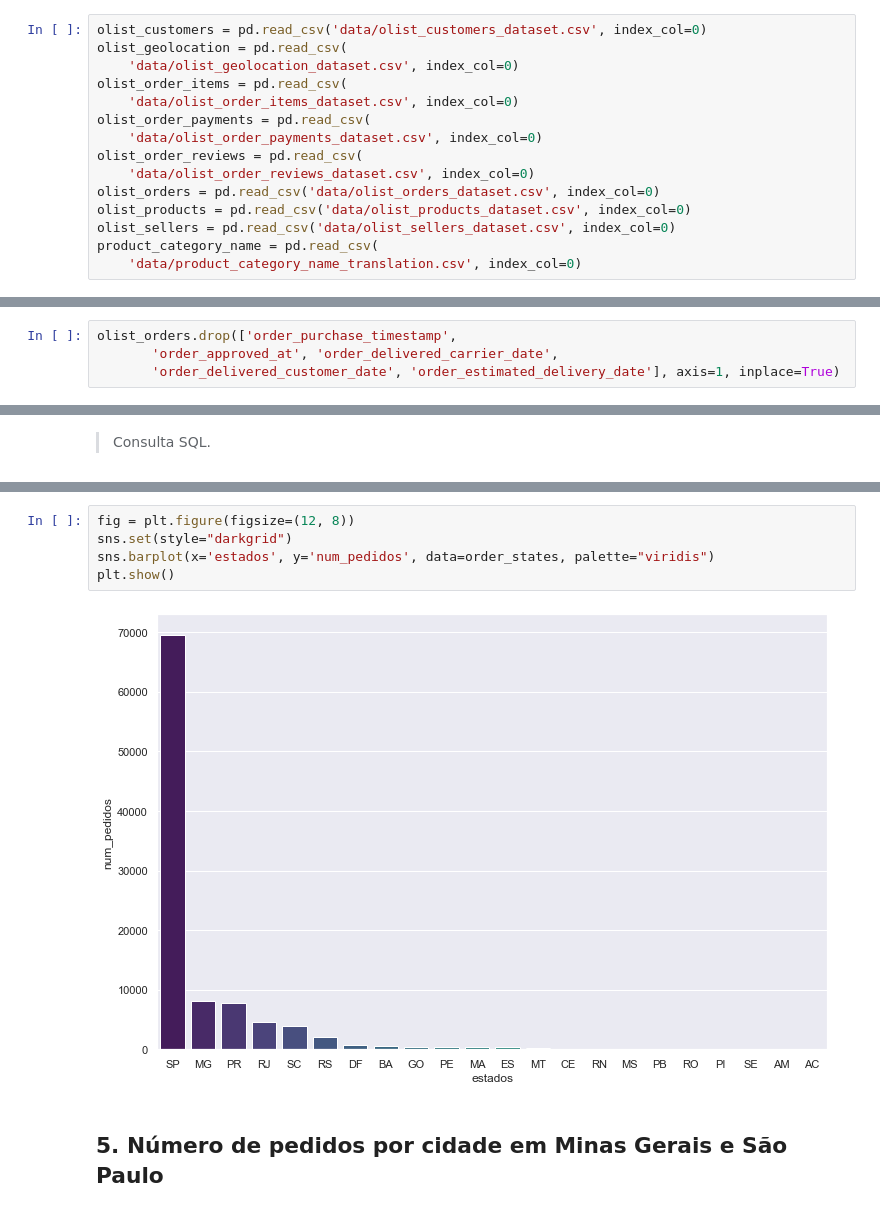
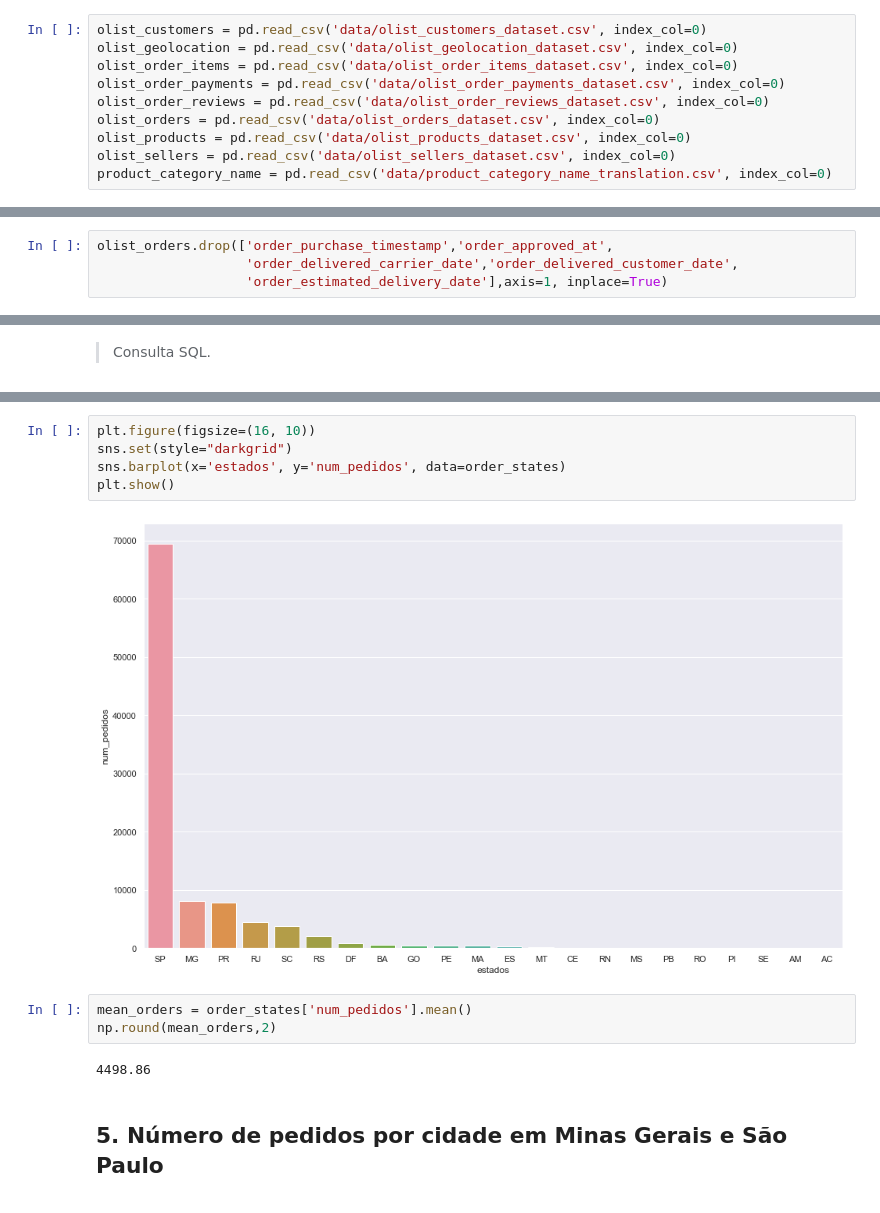
Before and after one commit to deborabmfreitas/projeto-sql, a Jupyter notebook: project.ipynb, the cells around one changed output, grey strips where cells are left out. Drawn from its saved outputs; the diff is of its cells as text.

```diff
--- a/project.ipynb
+++ b/project.ipynb
@@ -13,18 +14,13 @@ import matplotlib.pyplot as plt
 # %%
 olist_customers = pd.read_csv('data/olist_customers_dataset.csv', index_col=0)
-olist_geolocation = pd.read_csv(
-    'data/olist_geolocation_dataset.csv', index_col=0)
-olist_order_items = pd.read_csv(
-    'data/olist_order_items_dataset.csv', index_col=0)
-olist_order_payments = pd.read_csv(
-    'data/olist_order_payments_dataset.csv', index_col=0)
-olist_order_reviews = pd.read_csv(
-    'data/olist_order_reviews_dataset.csv', index_col=0)
+olist_geolocation = pd.read_csv('data/olist_geolocation_dataset.csv', index_col=0)
+olist_order_items = pd.read_csv('data/olist_order_items_dataset.csv', index_col=0)
+olist_order_payments = pd.read_csv('data/olist_order_payments_dataset.csv', index_col=0)
+olist_order_reviews = pd.read_csv('data/olist_order_reviews_dataset.csv', index_col=0)
 olist_orders = pd.read_csv('data/olist_orders_dataset.csv', index_col=0)
 olist_products = pd.read_csv('data/olist_products_dataset.csv', index_col=0)
 olist_sellers = pd.read_csv('data/olist_sellers_dataset.csv', index_col=0)
-product_category_name = pd.read_csv(
-    'data/product_category_name_translation.csv', index_col=0)
+product_category_name = pd.read_csv('data/product_category_name_translation.csv', index_col=0)
 # %% [markdown]
 # Inspecionando os dados
 # %%
@@ -207,9 +200,9 @@ array(['delivered', 'invoiced', 'shipped', 'processing', 'unavailable',
 # %% [markdown]
 > Dropando colunas com dados nulos `order_approved_at`, `order_delivered_carrier_date` e `order_delivered_customer_date`, pois não serão utilizadas na análise.
 # %%
-olist_orders.drop(['order_purchase_timestamp',
-       'order_approved_at', 'order_delivered_carrier_date',
-       'order_delivered_customer_date', 'order_estimated_delivery_date'], axis=1, inplace=True)
+olist_orders.drop(['order_purchase_timestamp','order_approved_at',
+                   'order_delivered_carrier_date','order_delivered_customer_date',
+                   'order_estimated_delivery_date'],axis=1, inplace=True)
 # %%
 olist_orders.columns
 # %% [output]
@@ -474,11 +464,16 @@ order_states
 | 20 | AM | 3 |
 | 21 | AC | 1 |
 # %%
-fig = plt.figure(figsize=(12, 8))
+plt.figure(figsize=(16, 10))
 sns.set(style="darkgrid")
-sns.barplot(x='estados', y='num_pedidos', data=order_states, palette="viridis")
+sns.barplot(x='estados', y='num_pedidos', data=order_states)
 plt.show()
 # %% [output]
-[figure, old version]
+[figure, new version]
+# %%
+mean_orders = order_states['num_pedidos'].mean()
+np.round(mean_orders,2)
+# %% [output]
+4498.86
 # %% [markdown]
 ## 5. Número de pedidos por cidade em Minas Gerais e São Paulo
```
Also changed, not shown: parts of 58 cells of this notebook.
